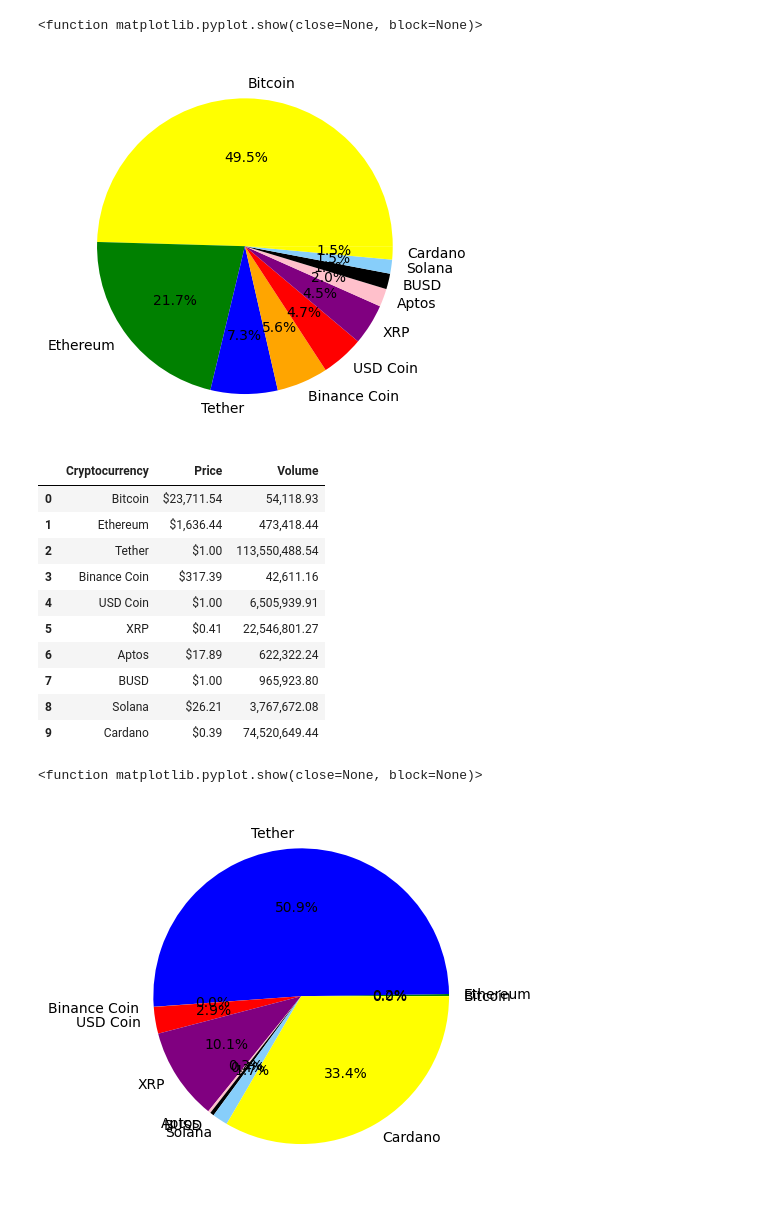
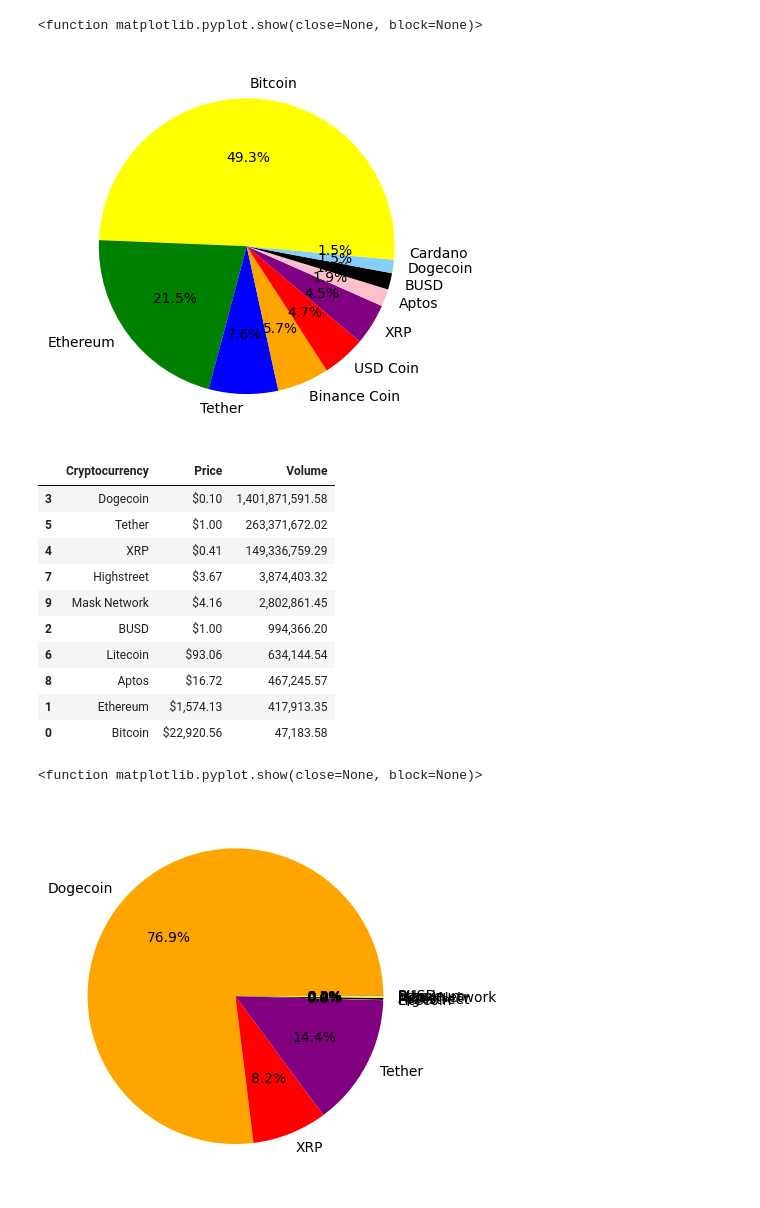
Before and after one commit to JosefinadeSolminihac/project_1, a Jupyter notebook: cryptocompare_jds.ipynb, the cells around one changed output. Cells and saved outputs as stored; diff of their text form; code cells hidden in the pictures.

```diff
--- a/cryptocompare_jds.ipynb
+++ b/cryptocompare_jds.ipynb
@@ -9,12 +10,11 @@ from config import api_key
 # %%
-#Build the url
+#Looked for the information in Crypto Compare. Build the url for both requests.
 urlmktcap=f"https://min-api.cryptocompare.com/data/top/mktcapfull?limit=10&tsym=USD&api_key={api_key}"
-urlvolume="https://min-api.cryptocompare.com/data/top/totalvolfull?limit=10&tsym=USD&api_key={api_key}"
+urlvolume=f"https://min-api.cryptocompare.com/data/top/totalvolfull?limit=10&tsym=USD&api_key={api_key}"
 # %%
-#Get the information with json format, and isolates data items for easy reading
+#For the first analysis: get the information with json format, and isolates data items for easy reading
 responsemktcap=requests.get(urlmktcap).json()
-datamktcap=response["Data"]
-#data
+datamktcap=responsemktcap["Data"]
 # %%
 #Obtain the names of the top 10 main currencies considering Market Capitalization. Create a list for the name, price and mktcap for each cryptocurrencies in the top 10.
 indexes=range(0,10)
@@ -22,9 +22,9 @@ name_mktcap_list=[]
 price_mktcap_list=[]
 mktcap_list=[]
 for index in indexes:
-    name=data[index]["CoinInfo"]["FullName"]
-    price=data[index]["RAW"]["USD"]["PRICE"]
-    mktcap=data[index]["RAW"]["USD"]['MKTCAP']
+    name=datamktcap[index]["CoinInfo"]["FullName"]
+    price=datamktcap[index]["RAW"]["USD"]["PRICE"]
+    mktcap=datamktcap[index]["RAW"]["USD"]['MKTCAP']
     name_mktcap_list.append(name)
     price_mktcap_list.append(price)
     mktcap_list.append(mktcap)
@@ -60,12 +61,12 @@ mktcap_df=pd.DataFrame({
     "Market Capitalization":mktcap_list
 })
 colors = ["yellow","green","blue","orange","red","purple","pink","black","lightskyblue"]
-plt.pie(mktcap_df["Market Capitalization"], labels=volume_df["Cryptocurrency"], colors=colors,
+plt.pie(mktcap_df["Market Capitalization"], labels=mktcap_df["Cryptocurrency"], colors=colors,
         autopct="%1.1f%%")
 # Save an image of the chart and print the final product to the screen
 plt.savefig("Images/PieMktCap.png")
 plt.show
 # %% [output]
 <function matplotlib.pyplot.show(close=None, block=None)>
-[figure, old version]
+[figure, new version]
 # %%
@@ -80,9 +80,9 @@ name_volume_list=[]
 price_volume_list=[]
 volume_list=[]
 for index in indexes:
-    name_v=data[index]["CoinInfo"]["FullName"]
-    price_v=data[index]["RAW"]["USD"]["PRICE"]
-    volume=data[index]["RAW"]["USD"]['VOLUME24HOUR']
+    name_v=datavolume[index]["CoinInfo"]["FullName"]
+    price_v=datavolume[index]["RAW"]["USD"]["PRICE"]
+    volume=datavolume[index]["RAW"]["USD"]['VOLUME24HOUR']
     name_volume_list.append(name_v)
     price_volume_list.append(price_v)
     volume_list.append(volume)
@@ -95,36 +95,36 @@ volume_df1=pd.DataFrame({
 })
 # %%
 #Format the columns
+volume_df1=volume_df1.sort_values(by='Volume',ascending=False)
 volume_df1["Price"] = volume_df1["Price"].map("${:,.2f}".format)
 volume_df1["Volume"] = volume_df1["Volume"].map("{:,.2f}".format)
-#volume_df =volume_df_table.sort_values(["Volume"])
 volume_df1
 # %% [output]
 |  | Cryptocurrency | Price | Volume |
-| 0 | Bitcoin | $23,711.54 | 54,118.93 |
-| 1 | Ethereum | $1,636.44 | 473,418.44 |
-| 2 | Tether | $1.00 | 113,550,488.54 |
-| 3 | Binance Coin | $317.39 | 42,611.16 |
-| 4 | USD Coin | $1.00 | 6,505,939.91 |
-| 5 | XRP | $0.41 | 22,546,801.27 |
-| 6 | Aptos | $17.89 | 622,322.24 |
-| 7 | BUSD | $1.00 | 965,923.80 |
-| 8 | Solana | $26.21 | 3,767,672.08 |
-| 9 | Cardano | $0.39 | 74,520,649.44 |
+| 3 | Dogecoin | $0.10 | 1,401,871,591.58 |
+| 5 | Tether | $1.00 | 263,371,672.02 |
+| 4 | XRP | $0.41 | 149,336,759.29 |
+| 7 | Highstreet | $3.67 | 3,874,403.32 |
+| 9 | Mask Network | $4.16 | 2,802,861.45 |
+| 2 | BUSD | $1.00 | 994,366.20 |
+| 6 | Litecoin | $93.06 | 634,144.54 |
+| 8 | Aptos | $16.72 | 467,245.57 |
+| 1 | Ethereum | $1,574.13 | 417,913.35 |
+| 0 | Bitcoin | $22,920.56 | 47,183.58 |
 # %%
 #Present the information in a Pie chart; with the objective of visualize the relative size of each cryptocurrency's volumen trade in the past 24 hours.
 volume_df=pd.DataFrame({
-    "Cryptocurrency":name_mktcap_list,
-    "Price":price_mktcap_list,
+    "Cryptocurrency":name_volume_list,
+    "Price":price_volume_list,
     "Volume":volume_list
 })
 colors = ["yellow","green","blue","orange","red","purple","pink","black","lightskyblue"]
 plt.pie(volume_df["Volume"], labels=volume_df["Cryptocurrency"], colors=colors,
         autopct="%1.1f%%")
 
 # Save an image of the chart and print the final product to the screen
 plt.savefig("Images/Pievolume.png")
 plt.show
 # %% [output]
 <function matplotlib.pyplot.show(close=None, block=None)>
-[figure, old version]
+[figure, new version]
```
Also changed, not shown: parts of 10 cells of this notebook, 4 other files.
